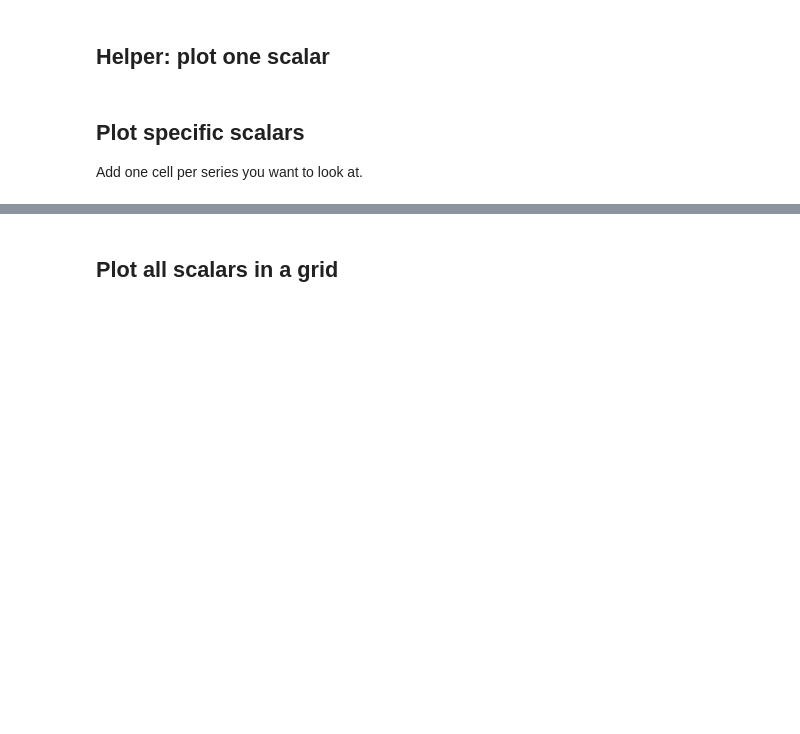
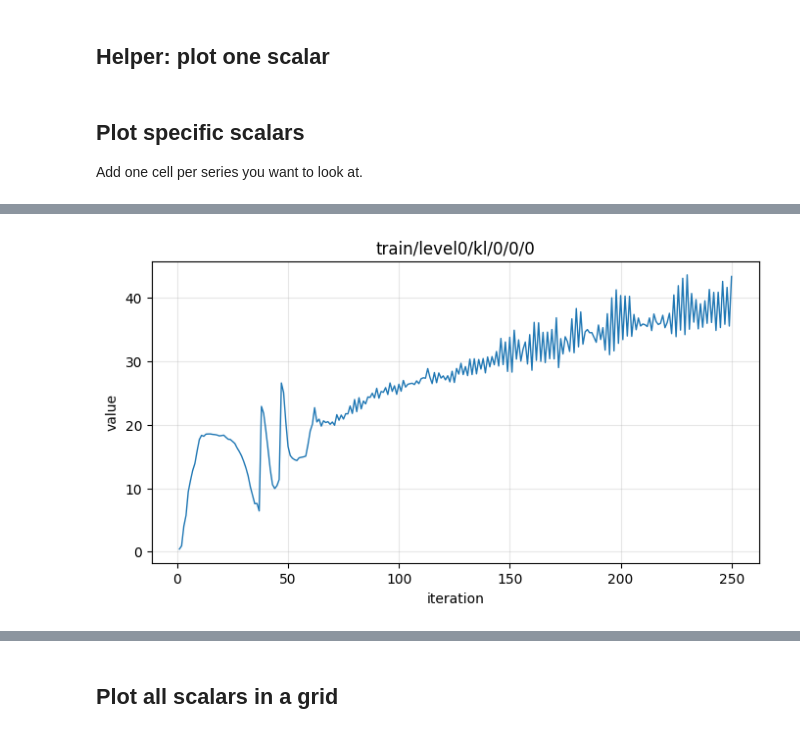
Before and after one commit to thewillyP/meta_learning, a Jupyter notebook: sweeps/visualize.ipynb, the cells around one changed output, grey strips where cells are left out. Drawn from its saved outputs; the diff is of its cells as text; code cells hidden in the pictures; blank space fills up the shorter version.

```diff
--- a/sweeps/visualize.ipynb
+++ b/sweeps/visualize.ipynb
@@ -46,3 +92,5 @@ plot_scalar("train/level0/loss")
 # %%
-plot_scalar("train/level0/kl")
+plot_scalar("train/level0/kl/0/0/0")
+# %% [output]
+[figure, added]
 # %%
```
Also changed, not shown: parts of 10 cells of this notebook.
